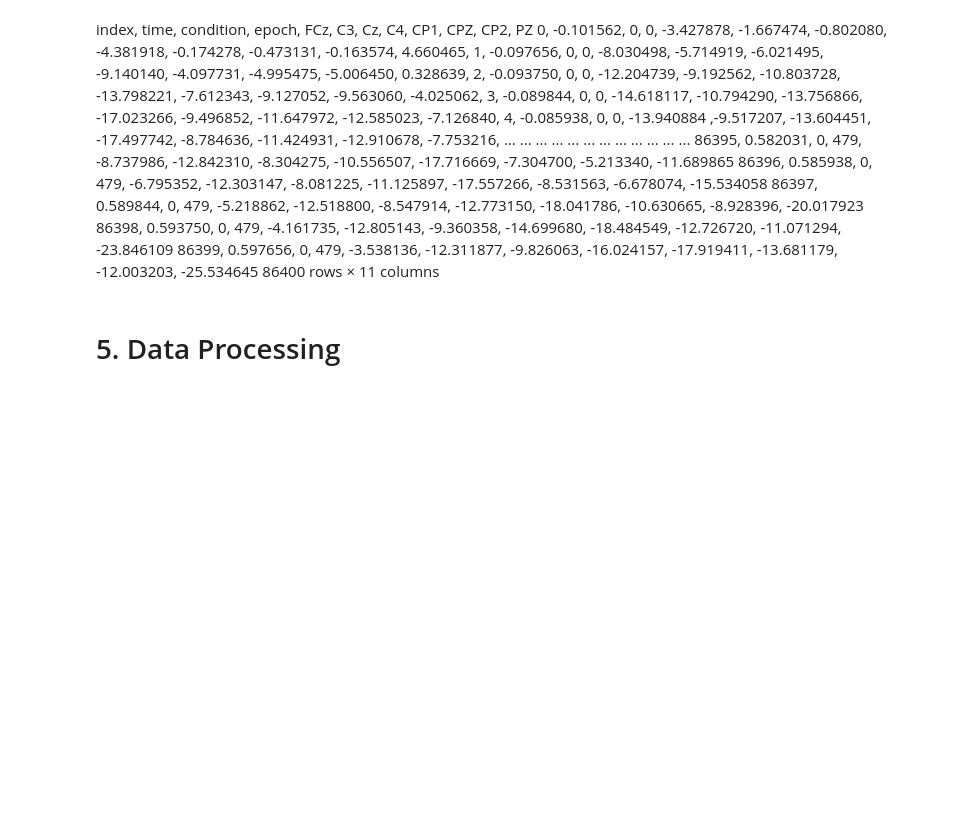
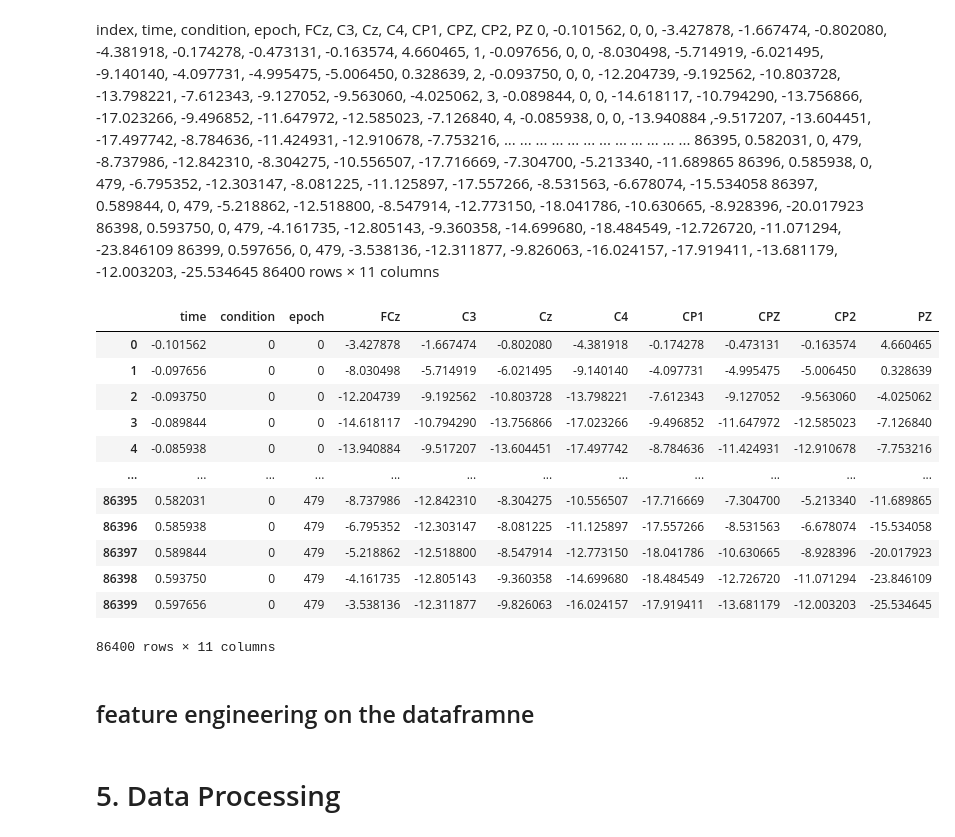
Before and after one commit to AmineMekki01/project_study_of_attentional_deficit, a Jupyter notebook: notebooks/solution.ipynb, the cells around one changed output. Cells and saved outputs as stored; diff of their text form; code cells hidden in the pictures; blank space fills up the shorter version.

```diff
--- a/research/awake_02.ipynb
+++ b/notebooks/solution.ipynb
@@ -208,6 +208,24 @@ index, time,	condition,	epoch,	FCz,	C3,	Cz,	C4,	CP1,	CPZ,	CP2,	PZ
 86398,	0.593750,	0,	479,	-4.161735,	-12.805143,	-9.360358,	-14.699680,	-18.484549,	-12.726720,	-11.071294,	-23.846109
 86399,	0.597656,	0,	479,	-3.538136,	-12.311877,	-9.826063,	-16.024157,	-17.919411,	-13.681179,	-12.003203,	-25.534645
 86400 rows × 11 columns
+# %%
+dataframe
+# %% [output]
+|  | time | condition | epoch | FCz | C3 | Cz | C4 | CP1 | CPZ | CP2 | PZ |
+| 0 | -0.101562 | 0 | 0 | -3.427878 | -1.667474 | -0.802080 | -4.381918 | -0.174278 | -0.473131 | -0.163574 | 4.660465 |
+| 1 | -0.097656 | 0 | 0 | -8.030498 | -5.714919 | -6.021495 | -9.140140 | -4.097731 | -4.995475 | -5.006450 | 0.328639 |
+| 2 | -0.093750 | 0 | 0 | -12.204739 | -9.192562 | -10.803728 | -13.798221 | -7.612343 | -9.127052 | -9.563060 | -4.025062 |
+| 3 | -0.089844 | 0 | 0 | -14.618117 | -10.794290 | -13.756866 | -17.023266 | -9.496852 | -11.647972 | -12.585023 | -7.126840 |
+| 4 | -0.085938 | 0 | 0 | -13.940884 | -9.517207 | -13.604451 | -17.497742 | -8.784636 | -11.424931 | -12.910678 | -7.753216 |
+| ... | ... | ... | ... | ... | ... | ... | ... | ... | ... | ... | ... |
+| 86395 | 0.582031 | 0 | 479 | -8.737986 | -12.842310 | -8.304275 | -10.556507 | -17.716669 | -7.304700 | -5.213340 | -11.689865 |
+| 86396 | 0.585938 | 0 | 479 | -6.795352 | -12.303147 | -8.081225 | -11.125897 | -17.557266 | -8.531563 | -6.678074 | -15.534058 |
+| 86397 | 0.589844 | 0 | 479 | -5.218862 | -12.518800 | -8.547914 | -12.773150 | -18.041786 | -10.630665 | -8.928396 | -20.017923 |
+| 86398 | 0.593750 | 0 | 479 | -4.161735 | -12.805143 | -9.360358 | -14.699680 | -18.484549 | -12.726720 | -11.071294 | -23.846109 |
+| 86399 | 0.597656 | 0 | 479 | -3.538136 | -12.311877 | -9.826063 | -16.024157 | -17.919411 | -13.681179 | -12.003203 | -25.534645 |
+86400 rows × 11 columns
+# %% [markdown]
+## feature engineering on the dataframne
 # %% [markdown]
 # 5. Data Processing
 # %% [markdown]
```
Also changed, not shown: parts of 15 cells of this notebook, 2 other files.
